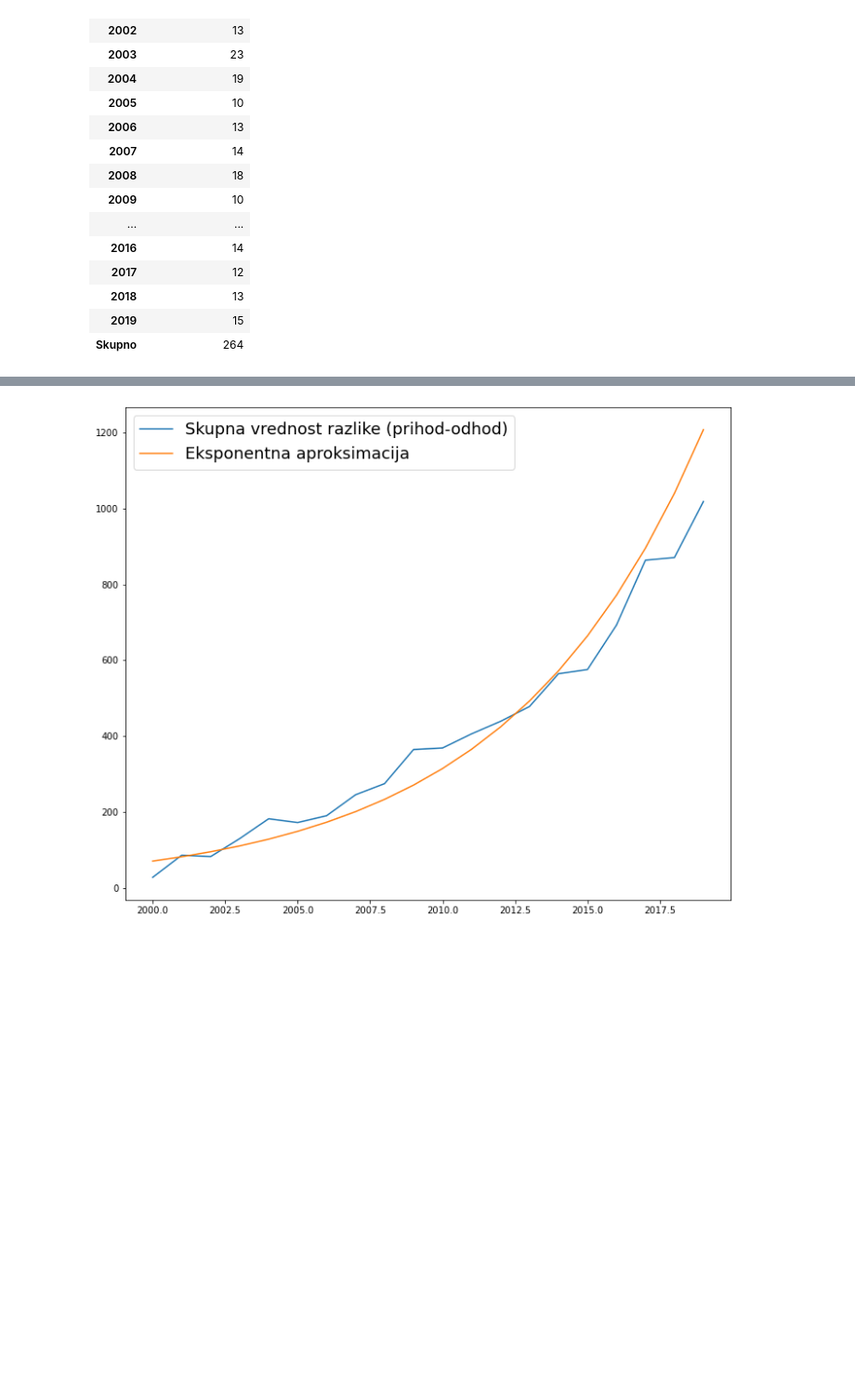
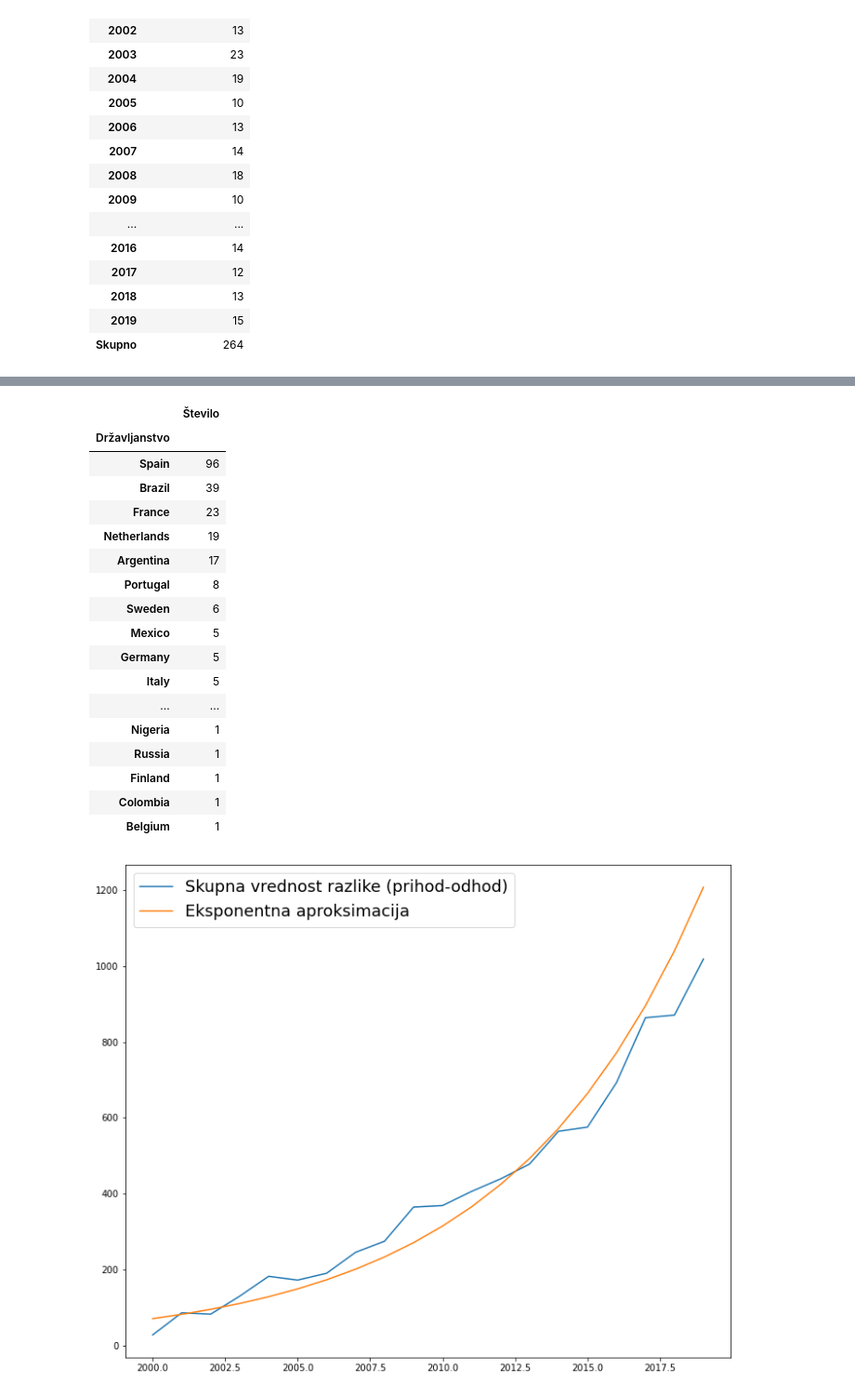
Before and after one commit to Marsovc1/Projektna-naloga-PROG1, a Jupyter notebook: analiza.ipynb, the cells around one changed output, grey strips where cells are left out. Shown at 93% size. Drawn from its saved outputs; the diff is of its cells as text; code cells hidden in the pictures; blank space fills up the shorter version.

```diff
--- a/analiza.ipynb
+++ b/analiza.ipynb
@@ -353,3 +390,28 @@ vsi
+# %%
+vsi = prihod.append(odhod)
+vsi = vsi.groupby('Državljanstvo').count()
+vsi['Število'] = vsi['Ime']
+vsi = vsi['Število'].to_frame()
+vsi.sort_values('Število',ascending=False)
+# %% [output]
+|  | Število |
+| Državljanstvo |  |
+| Spain | 96 |
+| Brazil | 39 |
+| France | 23 |
+| Netherlands | 19 |
+| Argentina | 17 |
+| Portugal | 8 |
+| Sweden | 6 |
+| Mexico | 5 |
+| Germany | 5 |
+| Italy | 5 |
+| ... | ... |
+| Nigeria | 1 |
+| Russia | 1 |
+| Finland | 1 |
+| Colombia | 1 |
+| Belgium | 1 |
 # %%
 #==============================================
 
```
Also changed, not shown: parts of 3 cells of this notebook, 12 other files.
